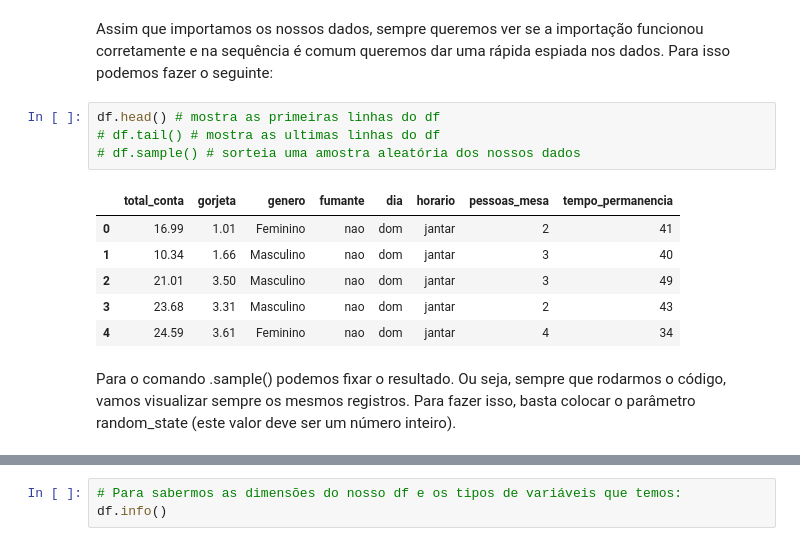
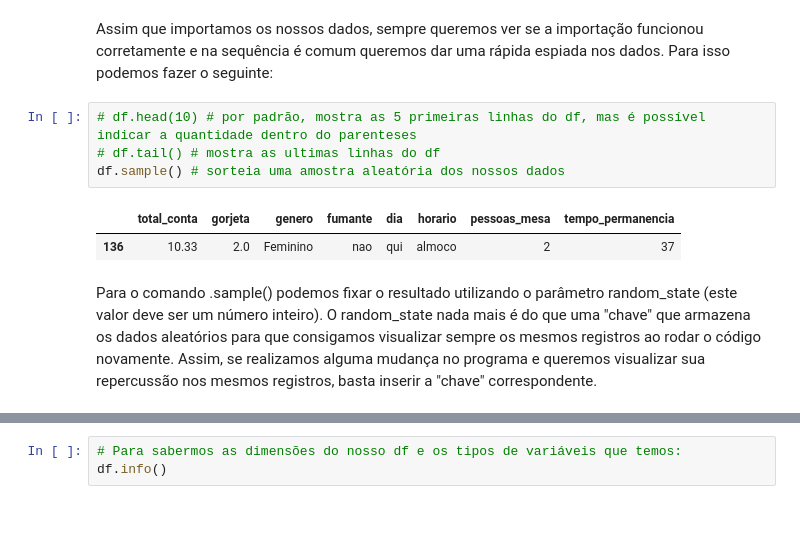
Before and after one commit to andreiporfiro/intro_python_verao_ime_2023, a Jupyter notebook: notebooks/aula02.ipynb, the cells around one changed output, grey strips where cells are left out. Drawn from its saved outputs; the diff is of its cells as text; blank space fills up the shorter version.

```diff
--- a/notebooks/aula02.ipynb
+++ b/notebooks/aula02.ipynb
@@ -376,16 +375,12 @@ df # exibindo os dados
 Assim que importamos os nossos dados, sempre queremos ver se a importação funcionou corretamente e na sequência
 é comum queremos dar uma rápida espiada nos dados. Para isso podemos fazer o seguinte:
 # %%
-df.head() # mostra as primeiras linhas do df
+# df.head(10) # por padrão, mostra as 5 primeiras linhas do df, mas é possível indicar a quantidade dentro do parenteses
 # df.tail() # mostra as ultimas linhas do df
-# df.sample() # sorteia uma amostra aleatória dos nossos dados
+df.sample() # sorteia uma amostra aleatória dos nossos dados
 # %% [output]
 |  | total_conta | gorjeta | genero | fumante | dia | horario | pessoas_mesa | tempo_permanencia |
-| 0 | 16.99 | 1.01 | Feminino | nao | dom | jantar | 2 | 41 |
-| 1 | 10.34 | 1.66 | Masculino | nao | dom | jantar | 3 | 40 |
-| 2 | 21.01 | 3.50 | Masculino | nao | dom | jantar | 3 | 49 |
-| 3 | 23.68 | 3.31 | Masculino | nao | dom | jantar | 2 | 43 |
-| 4 | 24.59 | 3.61 | Feminino | nao | dom | jantar | 4 | 34 |
+| 136 | 10.33 | 2.0 | Feminino | nao | qui | almoco | 2 | 37 |
-# %% [markdown]
-Para o comando .sample() podemos fixar o resultado. Ou seja, sempre que rodarmos o código, vamos visualizar sempre os mesmos registros. Para fazer isso, basta colocar o parâmetro random_state (este valor deve ser um número inteiro).
+# %% [markdown]
+Para o comando .sample() podemos fixar o resultado utilizando o parâmetro random_state (este valor deve ser um número inteiro). O random_state nada mais é do que uma "chave" que armazena os dados aleatórios para que consigamos visualizar sempre os mesmos registros ao rodar o código novamente. Assim, se realizamos alguma mudança no programa e queremos visualizar sua repercussão nos mesmos registros, basta inserir a "chave" correspondente.
 # %%
```
Also changed, not shown: parts of 11 cells of this notebook.
